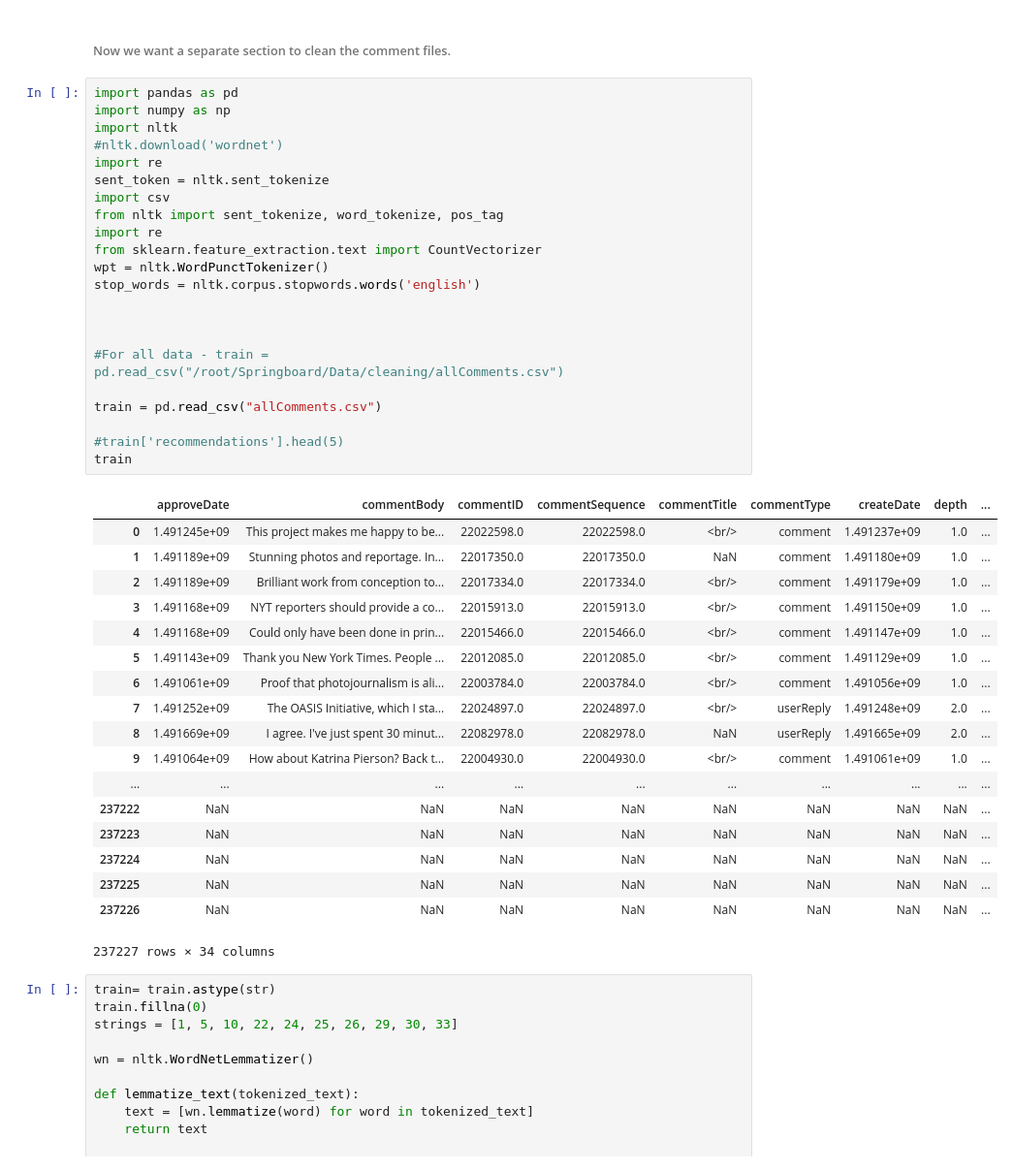
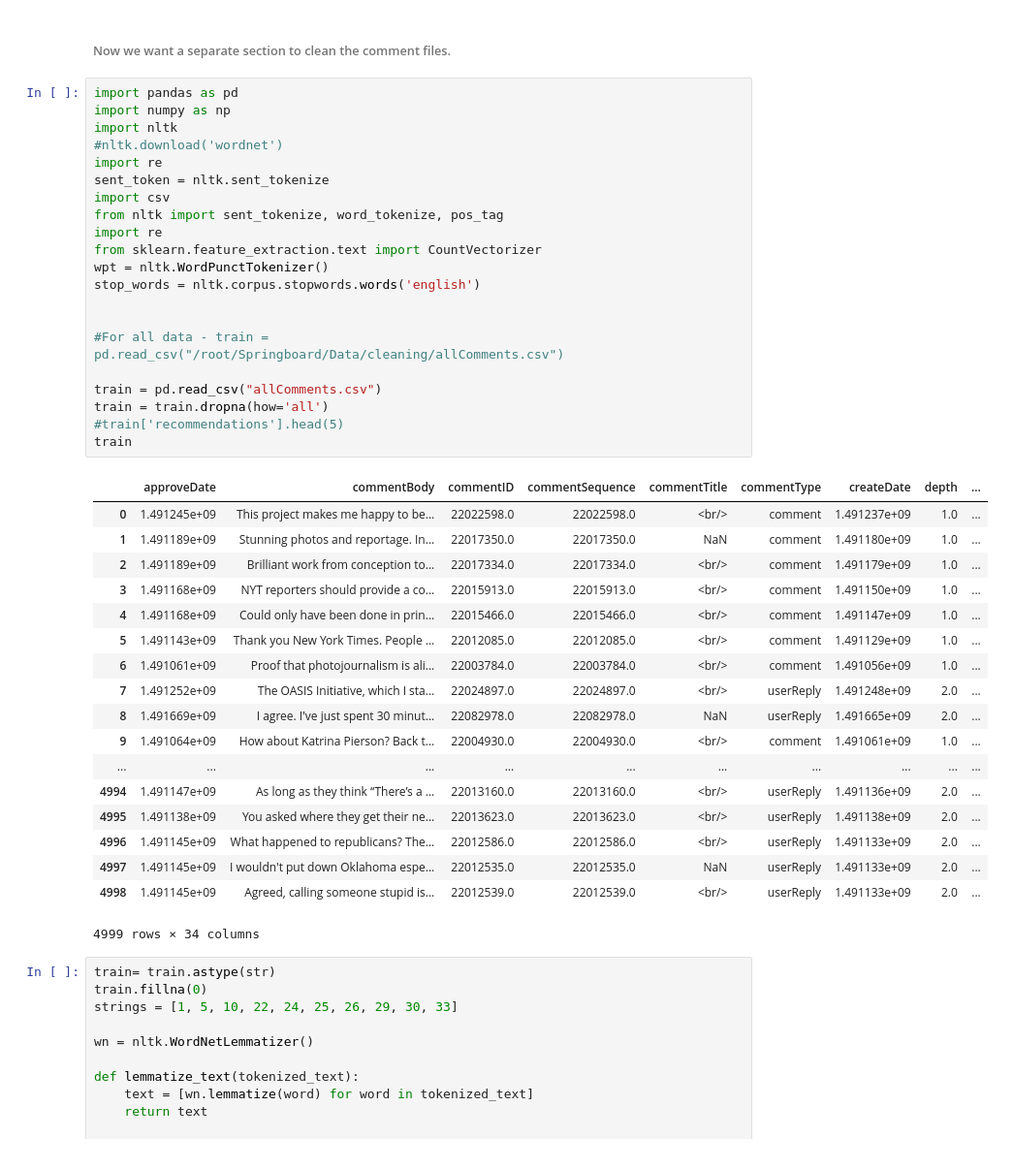
Before and after one commit to MontySteele/NLP_production_repo, a Jupyter notebook: Notebooks/Data cleaning.ipynb, the cells around one changed output. Shown: that part at 97% size. Cells and saved outputs as stored; diff of their text form.

```diff
--- a/Notebooks/Data cleaning.ipynb
+++ b/Notebooks/Data cleaning.ipynb
@@ -52,41 +52,40 @@ import numpy as np
 import nltk
 #nltk.download('wordnet')
 import re
 sent_token = nltk.sent_tokenize
 import csv
 from nltk import sent_tokenize, word_tokenize, pos_tag
 import re
 from sklearn.feature_extraction.text import CountVectorizer
 wpt = nltk.WordPunctTokenizer()
 stop_words = nltk.corpus.stopwords.words('english')
 
 
-
 #For all data - train = pd.read_csv("/root/Springboard/Data/cleaning/allComments.csv")
 
 train = pd.read_csv("allComments.csv")
-
+train = train.dropna(how='all')
 #train['recommendations'].head(5)
 train
 # %% [output]
 |  | approveDate | commentBody | commentID | commentSequence | commentTitle | commentType | createDate | depth | ... |
 | 0 | 1.491245e+09 | This project makes me happy to be... | 22022598.0 | 22022598.0 | <br/> | comment | 1.491237e+09 | 1.0 | ... |
 | 1 | 1.491189e+09 | Stunning photos and reportage. In... | 22017350.0 | 22017350.0 | NaN | comment | 1.491180e+09 | 1.0 | ... |
 | 2 | 1.491189e+09 | Brilliant work from conception to... | 22017334.0 | 22017334.0 | <br/> | comment | 1.491179e+09 | 1.0 | ... |
 | 3 | 1.491168e+09 | NYT reporters should provide a co... | 22015913.0 | 22015913.0 | <br/> | comment | 1.491150e+09 | 1.0 | ... |
 | 4 | 1.491168e+09 | Could only have been done in prin... | 22015466.0 | 22015466.0 | <br/> | comment | 1.491147e+09 | 1.0 | ... |
 | 5 | 1.491143e+09 | Thank you New York Times. People ... | 22012085.0 | 22012085.0 | <br/> | comment | 1.491129e+09 | 1.0 | ... |
 | 6 | 1.491061e+09 | Proof that photojournalism is ali... | 22003784.0 | 22003784.0 | <br/> | comment | 1.491056e+09 | 1.0 | ... |
 | 7 | 1.491252e+09 | The OASIS Initiative, which I sta... | 22024897.0 | 22024897.0 | <br/> | userReply | 1.491248e+09 | 2.0 | ... |
 | 8 | 1.491669e+09 | I agree. I've just spent 30 minut... | 22082978.0 | 22082978.0 | NaN | userReply | 1.491665e+09 | 2.0 | ... |
 | 9 | 1.491064e+09 | How about Katrina Pierson? Back t... | 22004930.0 | 22004930.0 | <br/> | comment | 1.491061e+09 | 1.0 | ... |
 | ... | ... | ... | ... | ... | ... | ... | ... | ... | ... |
-| 237222 | NaN | NaN | NaN | NaN | NaN | NaN | NaN | NaN | ... |
-| 237223 | NaN | NaN | NaN | NaN | NaN | NaN | NaN | NaN | ... |
-| 237224 | NaN | NaN | NaN | NaN | NaN | NaN | NaN | NaN | ... |
-| 237225 | NaN | NaN | NaN | NaN | NaN | NaN | NaN | NaN | ... |
-| 237226 | NaN | NaN | NaN | NaN | NaN | NaN | NaN | NaN | ... |
+| 4994 | 1.491147e+09 | As long as they think “There’s a ... | 22013160.0 | 22013160.0 | <br/> | userReply | 1.491136e+09 | 2.0 | ... |
+| 4995 | 1.491138e+09 | You asked where they get their ne... | 22013623.0 | 22013623.0 | <br/> | userReply | 1.491138e+09 | 2.0 | ... |
+| 4996 | 1.491145e+09 | What happened to republicans? The... | 22012586.0 | 22012586.0 | <br/> | userReply | 1.491133e+09 | 2.0 | ... |
+| 4997 | 1.491145e+09 | I wouldn't put down Oklahoma espe... | 22012535.0 | 22012535.0 | NaN | userReply | 1.491133e+09 | 2.0 | ... |
+| 4998 | 1.491145e+09 | Agreed, calling someone stupid is... | 22012539.0 | 22012539.0 | <br/> | userReply | 1.491133e+09 | 2.0 | ... |
-237227 rows × 34 columns
+4999 rows × 34 columns
 # %%
 train= train.astype(str)
 train.fillna(0)
```
Also changed, not shown: parts of 2 cells of this notebook, 1 other file.
